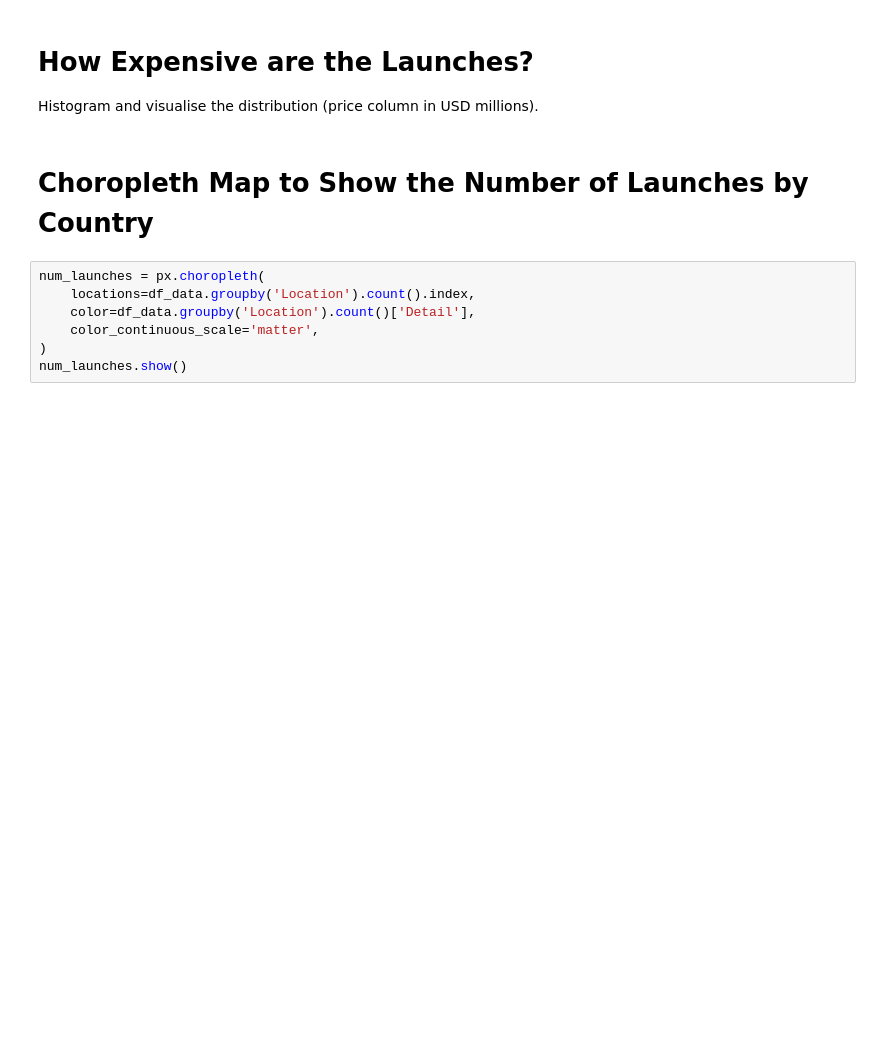
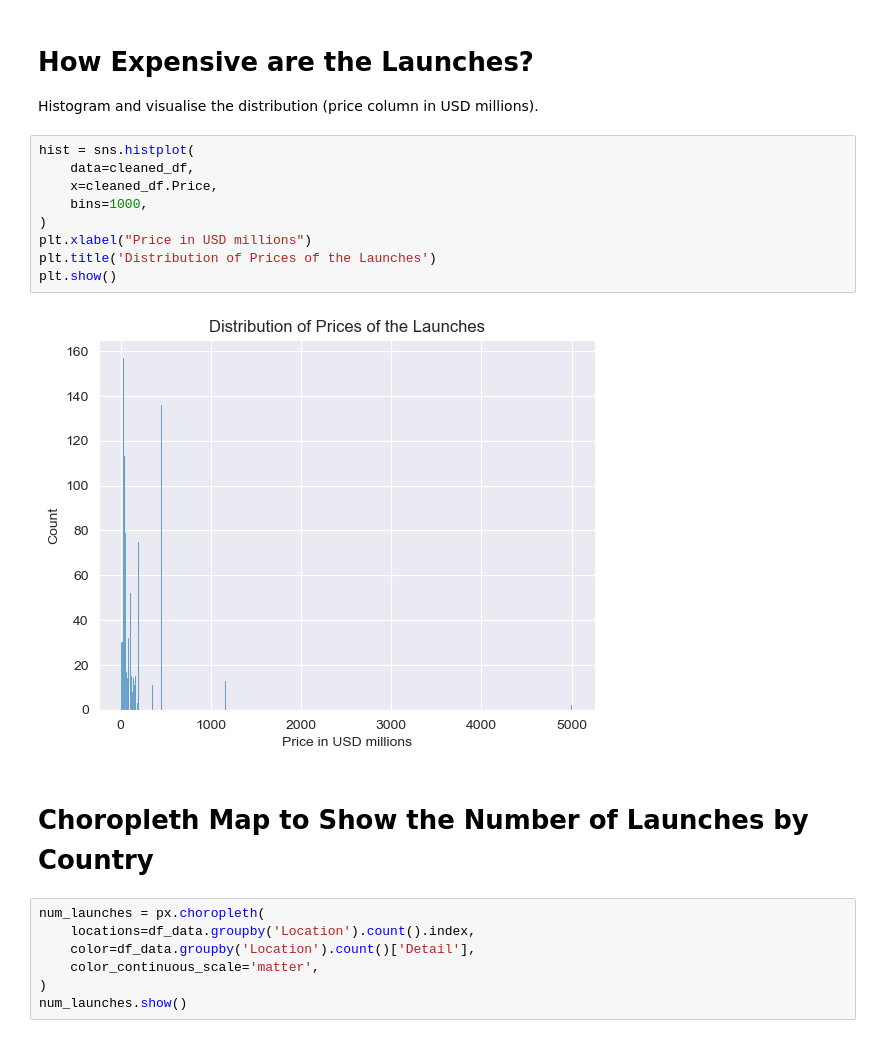
Before and after one commit to felixschwebel/SpaceMissionsAnalysis, a Jupyter notebook: SpaceMissionsAnalysis.ipynb, the cells around one changed output. Saved outputs shown, nothing was run; the diff lists cells and outputs as text; blank space fills up the shorter version.

Commit message:
price per launch histogram

```diff
--- a/SpaceMissionsAnalysis.ipynb
+++ b/SpaceMissionsAnalysis.ipynb
@@ -296,6 +296,17 @@ Support for multi-dimensional indexing (e.g. `obj[:, None]`) is deprecated and w
 # How Expensive are the Launches?
 
 Histogram and visualise the distribution (price column in USD millions).
+# %%
+hist = sns.histplot(
+    data=cleaned_df,
+    x=cleaned_df.Price,
+    bins=1000,
+)
+plt.xlabel("Price in USD millions")
+plt.title('Distribution of Prices of the Launches')
+plt.show()
+# %% [output]
+[figure, added]
 # %% [markdown]
 # Choropleth Map to Show the Number of Launches by Country
 # %%
```
